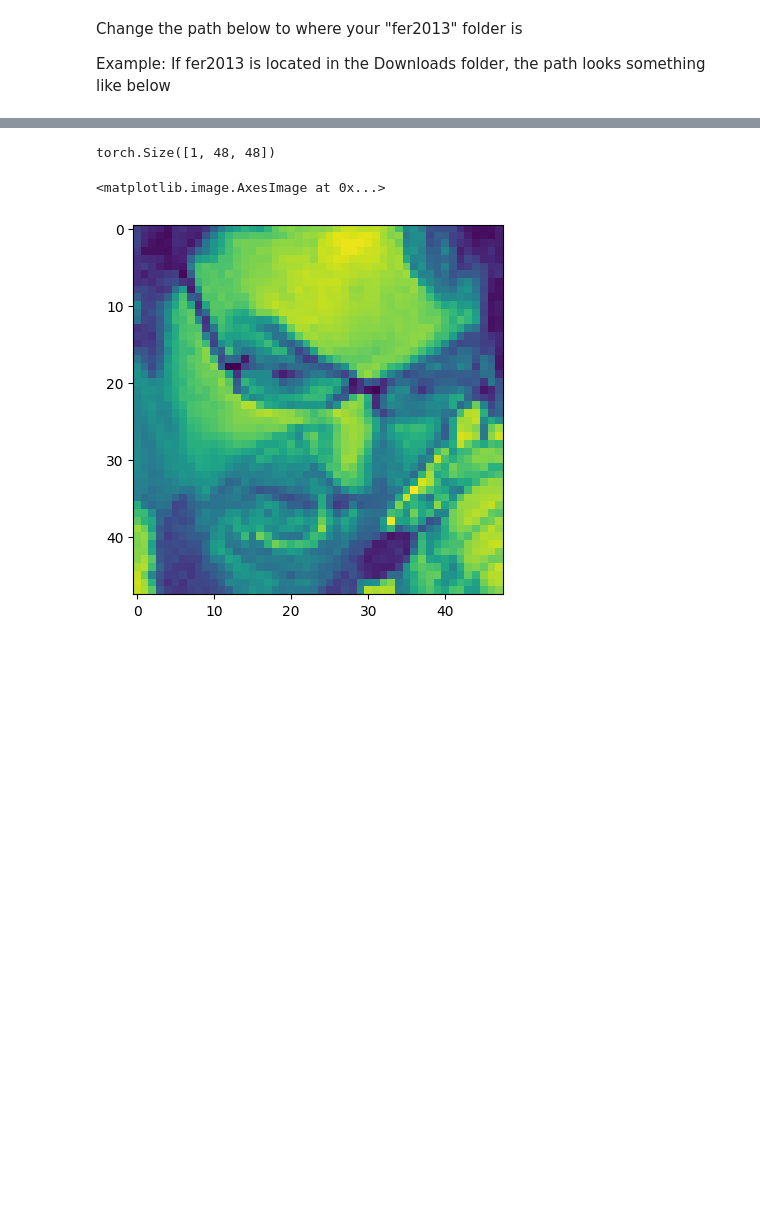
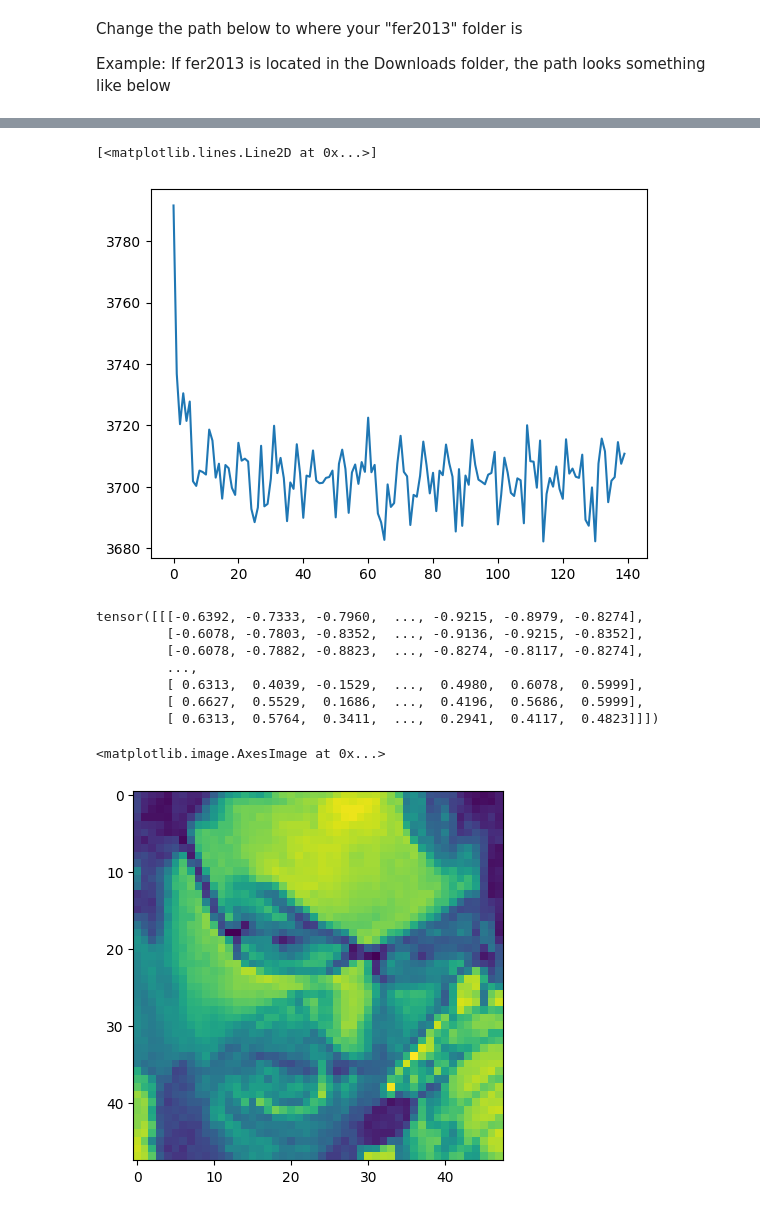
Before and after one commit to beamsbe97/FER_ModernAI, a Jupyter notebook: face_reg.ipynb, the cells around one changed output, grey strips where cells are left out. Saved outputs shown, nothing was run; the diff lists cells and outputs as text; code cells hidden in the pictures; blank space fills up the shorter version.

```diff
--- a/face_reg.ipynb
+++ b/face_reg.ipynb
@@ -58,24 +58,50 @@ class FER_Classifer(nn.Module):
         self.model = nn.Sequential(
             nn.Conv2d(1, 32, (3,3)),
             nn.ReLU(),
+            nn.MaxPool2d(2,2),
             nn.Conv2d(32, 64, (3,3)),
             nn.ReLU(),
+            nn.MaxPool2d(2,2),
             nn.Conv2d(64, 64, (3,3)),
             nn.ReLU(),
             nn.Flatten(),
-            nn.Linear(64*(48-6)*(48-6), 7)
+            nn.Linear(64*(48-6)*(48-6), 20),
+            nn.ReLU(),
+            nn.Linear(20,7)
         )
 
     def forward(self,x):
         return self.model(x)
+# %%
+class FER_Classifer(nn.Module):
+    def __init__(self):
+        super().__init__()
+        self.conv1 = nn.Conv2d(1, 10, (5,5))
+        self.conv2 = nn.Conv2d(10, 18, (5,5))
+        self.conv3 = nn.Conv2d(18, 32, (5,5))
+        self.pool = nn.MaxPool2d(2,2)
+        self.fc1 = nn.Linear(128, 120)
+        self.fc2 = nn.Linear(120, 84)
+        self.fc3 = nn.Linear(84,7)
+
+    def forward(self,x):
+        x = self.pool(relu(self.conv1(x)))
+        x = self.pool(relu(self.conv2(x)))
+        x = self.pool(relu(self.conv3(x)))
+        x = torch.flatten(x,1)
+        x = relu(self.fc1(x))
+        x = relu(self.fc2(x))
+        x = self.fc3(x)
+        return x
 # %%
 import torch.optim as optim
 
 clf = FER_Classifer()
 criteria = nn.CrossEntropyLoss()
-opt = optim.Adam(clf.parameters(), lr=0.0002)
+opt = optim.Adam(clf.parameters(), lr=0.0002, weight_decay=0.1)
 # %%
-for epoch in range(20):
+training_loss = []
+for epoch in range(10):
     running_loss = 0
     for index, data in enumerate(train_loader, 0):
         images, labels = data
@@ -87,7 +113,9 @@ for epoch in range(20):
         opt.step()
 
         running_loss+= loss.item()
+
         if index % 2000 == 1999:
             print(f'[{epoch + 1}, {index + 1:5d}] loss: {running_loss / 2000:.3f}')
+            training_loss.append(running_loss)
             running_loss = 0.0
 # %% [output]
@@ -111,9 +139,20 @@ for epoch in range(20):
+# %%
+plt.plot(training_loss, label = 'train_loss')
+# %% [output]
+[<matplotlib.lines.Line2D at 0x...>]
+[figure, added]
 # %%
 test_iter = iter(test_loader)
 # %%
-testset[0][0].size()
+testset[0][0]
 # %% [output]
-torch.Size([1, 48, 48])
+tensor([[[-0.6392, -0.7333, -0.7960,  ..., -0.9215, -0.8979, -0.8274],
+         [-0.6078, -0.7803, -0.8352,  ..., -0.9136, -0.9215, -0.8352],
+         [-0.6078, -0.7882, -0.8823,  ..., -0.8274, -0.8117, -0.8274],
+         ...,
+         [ 0.6313,  0.4039, -0.1529,  ...,  0.4980,  0.6078,  0.5999],
+         [ 0.6627,  0.5529,  0.1686,  ...,  0.4196,  0.5686,  0.5999],
+         [ 0.6313,  0.5764,  0.3411,  ...,  0.2941,  0.4117,  0.4823]]])
 # %%
 plt.imshow(testset[0][0].permute(1,2,0))
 # %% [output]
```
Also changed, not shown: parts of 4 cells of this notebook.
